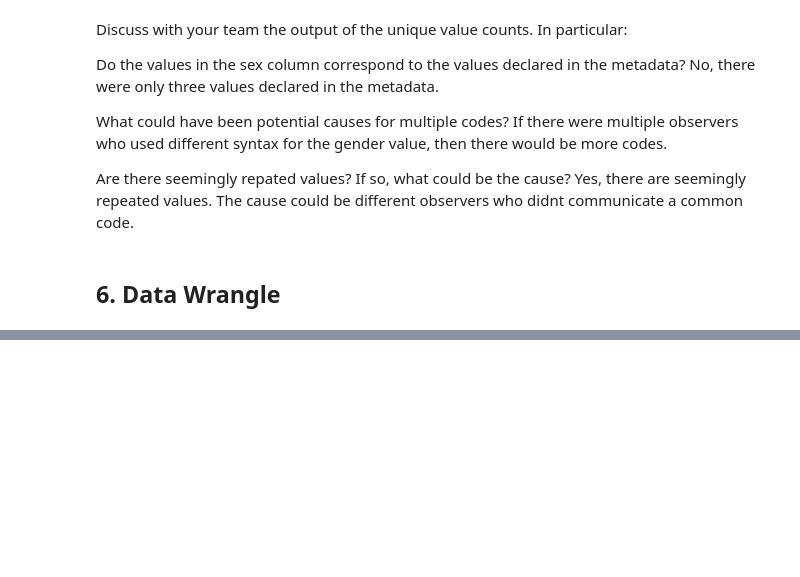
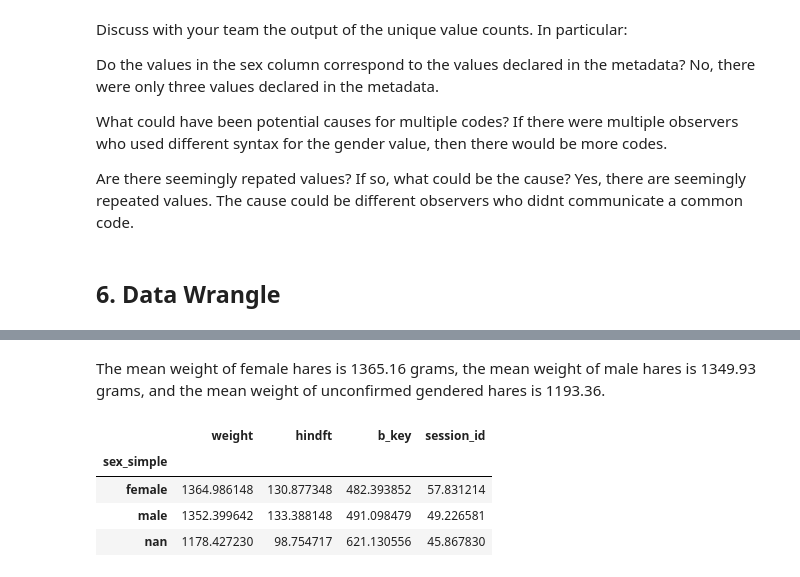
Before and after one commit to kimberleewong/eds220-2024-sections, a Jupyter notebook: section-3-snowshoe-hares.ipynb.ipynb, the cells around one changed output, grey strips where cells are left out. Cells and saved outputs as stored; diff of their text form; code cells hidden in the pictures; blank space fills up the shorter version.

```diff
--- a/section-3-snowshoe-hares.ipynb.ipynb
+++ b/section-3-snowshoe-hares.ipynb.ipynb
@@ -130,0 +181,22 @@ hares.head()
+# %% [markdown]
+The mean weight of female hares is 1365.16 grams, the mean weight of male hares is 1349.93 grams, and the mean weight of unconfirmed gendered hares is 1193.36.
+# %%
+# Read in the data
+hares = pd.read_csv('https://portal.edirepository.org/nis/dataviewer?packageid=knb-lter-bnz.55.22&entityid=f01f5d71be949b8c700b6ecd1c42c701')
+
+# Makes a new column called 'sex_simple' that condenses the 'sex' column into only male and female based on the code
+hares['sex_simple'] = np.select(
+    [hares['sex'].isin(['F', 'f', 'f?', 'F?']),
+    hares['sex'].isin(['M', 'm', 'm?', 'M?'])],
+    ["female",
+    "male"],
+    default = np.nan)
+
+# Group by new sex column to find the mean weights by gender
+hares.groupby('sex_simple').mean('weight')
+# %% [output]
+|  | weight | hindft | b_key | session_id |
+| sex_simple |  |  |  |  |
+| female | 1364.986148 | 130.877348 | 482.393852 | 57.831214 |
+| male | 1352.399642 | 133.388148 | 491.098479 | 49.226581 |
+| nan | 1178.427230 | 98.754717 | 621.130556 | 45.867830 |
```
Also changed, not shown: parts of 8 cells of this notebook.
